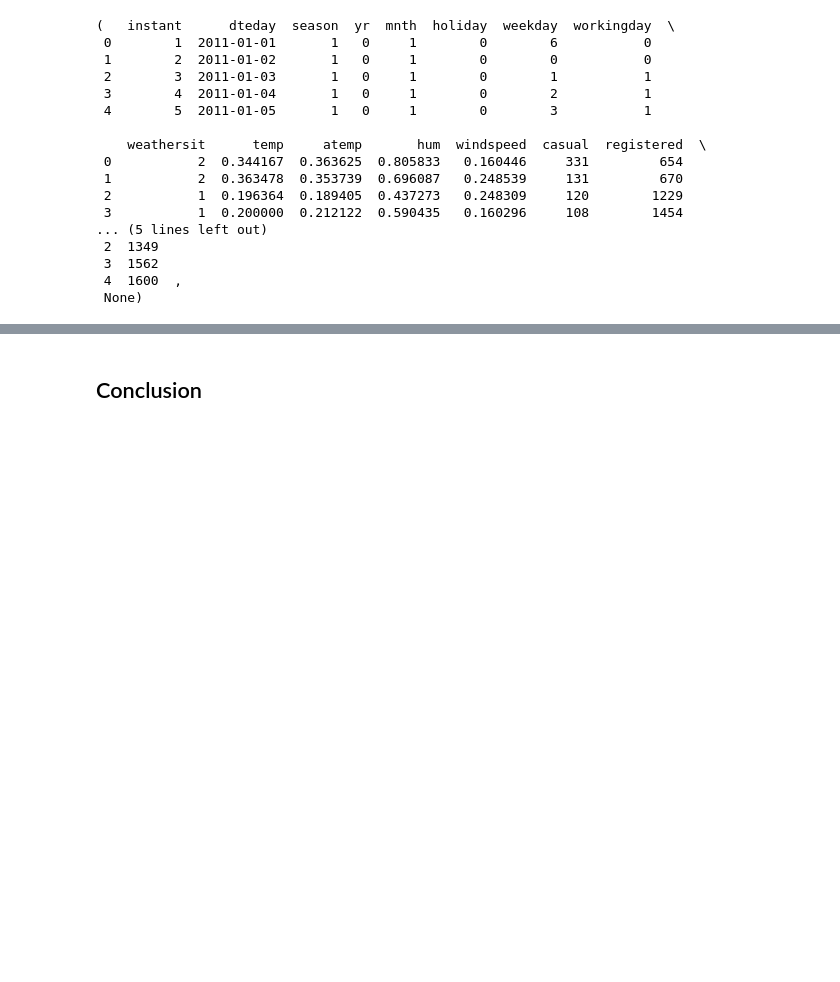
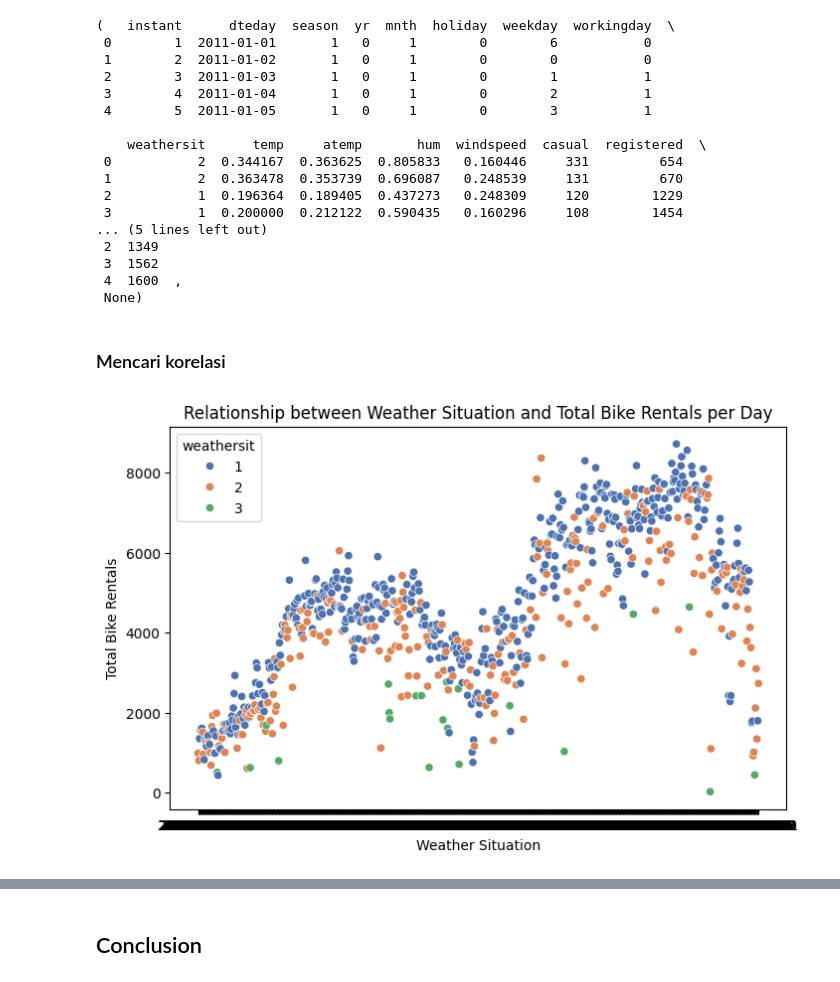
Before and after one commit to Tanuki74/Bike-Sharing-Dashboard, a Jupyter notebook: notebook.ipynb, the cells around one changed output, grey strips where cells are left out. Saved outputs shown, nothing was run; the diff lists cells and outputs as text; code cells hidden in the pictures; blank space fills up the shorter version.

```diff
--- a/notebook.ipynb
+++ b/notebook.ipynb
@@ -314,3 +320,14 @@ memory usage: 91.5+ KB
  3  1562
  4  1600  ,
  None)
+# %% [markdown]
+### Mencari korelasi
+# %%
+plt.figure(figsize=(8,5))
+sns.scatterplot(x=day_df_cleaned['dteday'], y=day_df_cleaned['cnt'], hue=day_df_cleaned['weathersit'], palette='deep')
+plt.title("Relationship between Weather Situation and Total Bike Rentals per Day")
+plt.xlabel("Weather Situation")
+plt.ylabel("Total Bike Rentals")
+plt.show()
+# %% [output]
+[figure, added]
```
Also changed, not shown: parts of 10 cells of this notebook.
